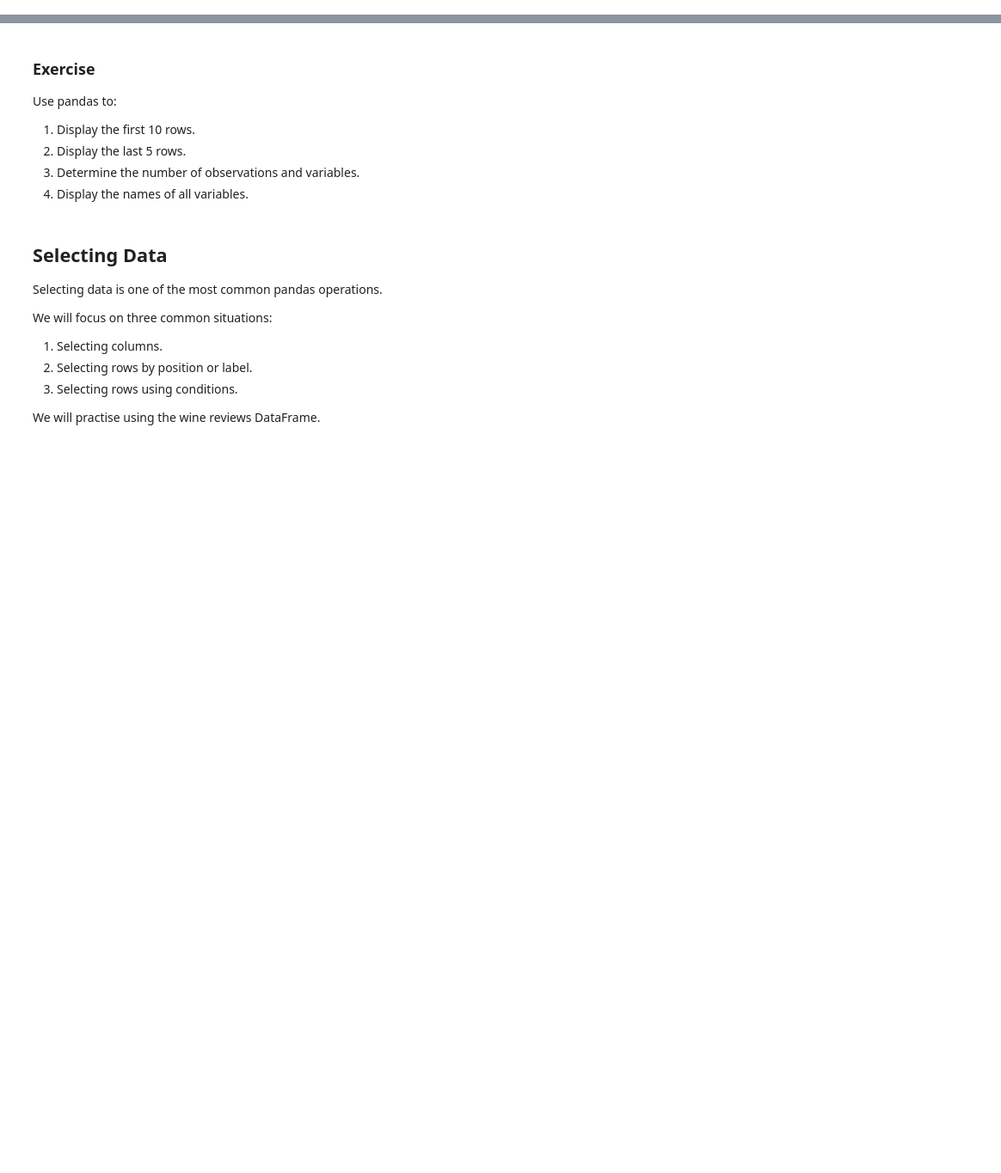
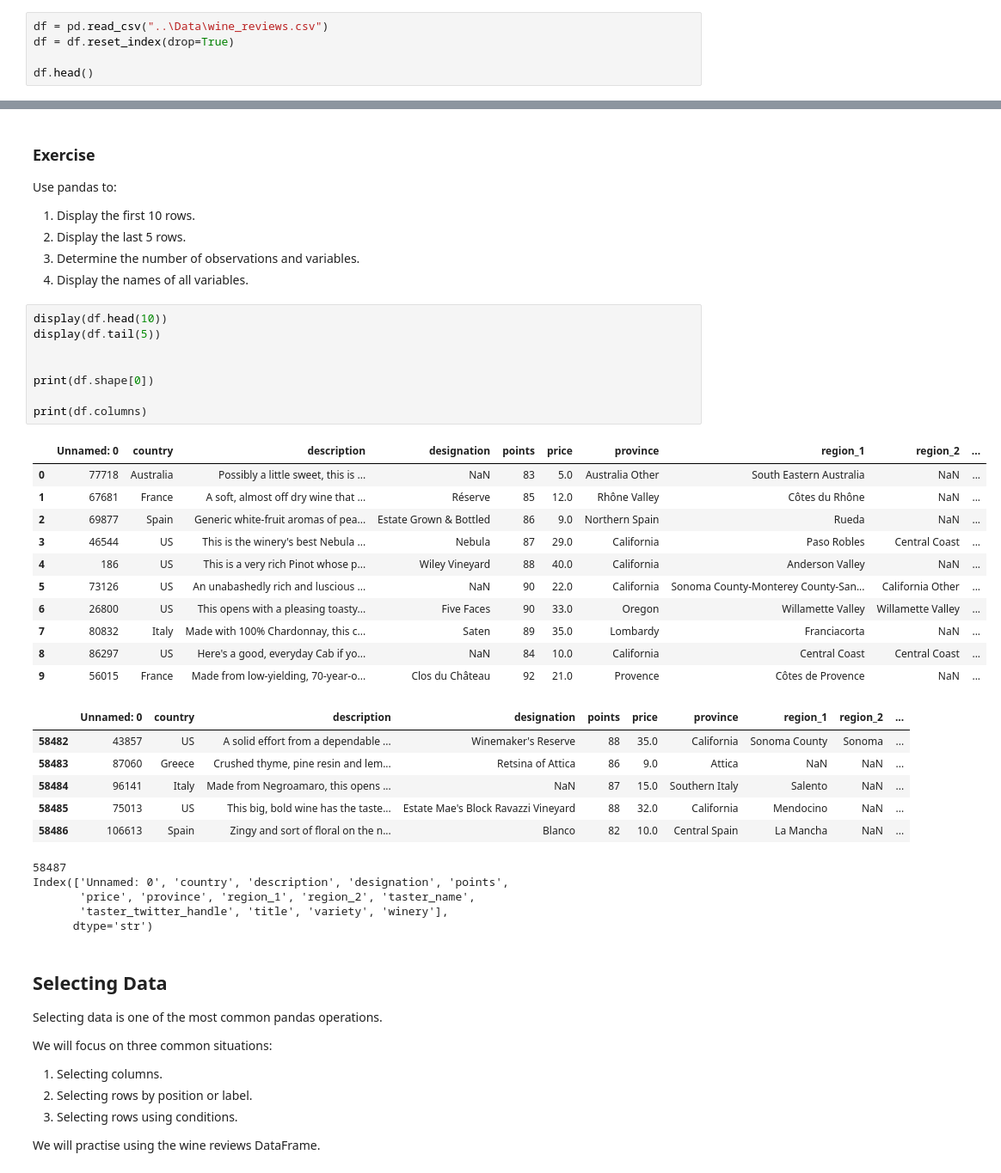
Before and after one commit to Brennan-Chan/Analytics-Through-Coding-AUT_26, a Jupyter notebook: Session_1/Pandas_AUT26.ipynb, the cells around one changed output, grey strips where cells are left out. Shown at 86% size. Saved outputs shown, nothing was run; the diff lists cells and outputs as text; blank space fills up the shorter version.

```diff
--- a/Session_1/Pandas_AUT26.ipynb
+++ b/Session_1/Pandas_AUT26.ipynb
@@ -33,3 +32,8 @@ ModuleNotFoundError: No module named 'pandas'
 A pandas **DataFrame** is a two-dimensional table made up of rows and columns.
 
 We can create one manually, although in practice we will usually read data from a file.
+# %%
+df = pd.read_csv("..\Data\wine_reviews.csv")
+df = df.reset_index(drop=True)
+
+df.head()
@@ -77,6 +135,37 @@ Use pandas to:
 2. Display the last 5 rows.
 3. Determine the number of observations and variables.
 4. Display the names of all variables.
+# %%
+display(df.head(10))
+display(df.tail(5))
+
+
+print(df.shape[0])
+
+print(df.columns)
+# %% [output]
+|  | Unnamed: 0 | country | description | designation | points | price | province | region_1 | region_2 | ... |
+| 0 | 77718 | Australia | Possibly a little sweet, this is ... | NaN | 83 | 5.0 | Australia Other | South Eastern Australia | NaN | ... |
+| 1 | 67681 | France | A soft, almost off dry wine that ... | Réserve | 85 | 12.0 | Rhône Valley | Côtes du Rhône | NaN | ... |
+| 2 | 69877 | Spain | Generic white-fruit aromas of pea... | Estate Grown & Bottled | 86 | 9.0 | Northern Spain | Rueda | NaN | ... |
+| 3 | 46544 | US | This is the winery's best Nebula ... | Nebula | 87 | 29.0 | California | Paso Robles | Central Coast | ... |
+| 4 | 186 | US | This is a very rich Pinot whose p... | Wiley Vineyard | 88 | 40.0 | California | Anderson Valley | NaN | ... |
+| 5 | 73126 | US | An unabashedly rich and luscious ... | NaN | 90 | 22.0 | California | Sonoma County-Monterey County-San... | California Other | ... |
+| 6 | 26800 | US | This opens with a pleasing toasty... | Five Faces | 90 | 33.0 | Oregon | Willamette Valley | Willamette Valley | ... |
+| 7 | 80832 | Italy | Made with 100% Chardonnay, this c... | Saten | 89 | 35.0 | Lombardy | Franciacorta | NaN | ... |
+| 8 | 86297 | US | Here's a good, everyday Cab if yo... | NaN | 84 | 10.0 | California | Central Coast | Central Coast | ... |
+| 9 | 56015 | France | Made from low-yielding, 70-year-o... | Clos du Château | 92 | 21.0 | Provence | Côtes de Provence | NaN | ... |
+|  | Unnamed: 0 | country | description | designation | points | price | province | region_1 | region_2 | ... |
+| 58482 | 43857 | US | A solid effort from a dependable ... | Winemaker's Reserve | 88 | 35.0 | California | Sonoma County | Sonoma | ... |
+| 58483 | 87060 | Greece | Crushed thyme, pine resin and lem... | Retsina of Attica | 86 | 9.0 | Attica | NaN | NaN | ... |
+| 58484 | 96141 | Italy | Made from Negroamaro, this opens ... | NaN | 87 | 15.0 | Southern Italy | Salento | NaN | ... |
+| 58485 | 75013 | US | This big, bold wine has the taste... | Estate Mae's Block Ravazzi Vineyard | 88 | 32.0 | California | Mendocino | NaN | ... |
+| 58486 | 106613 | Spain | Zingy and sort of floral on the n... | Blanco | 82 | 10.0 | Central Spain | La Mancha | NaN | ... |
+58487
+Index(['Unnamed: 0', 'country', 'description', 'designation', 'points',
+       'price', 'province', 'region_1', 'region_2', 'taster_name',
+       'taster_twitter_handle', 'title', 'variety', 'winery'],
+      dtype='str')
 # %% [markdown]
 ## Selecting Data
 
```
Also changed, not shown: parts of 6 cells of this notebook, 1 other file.
